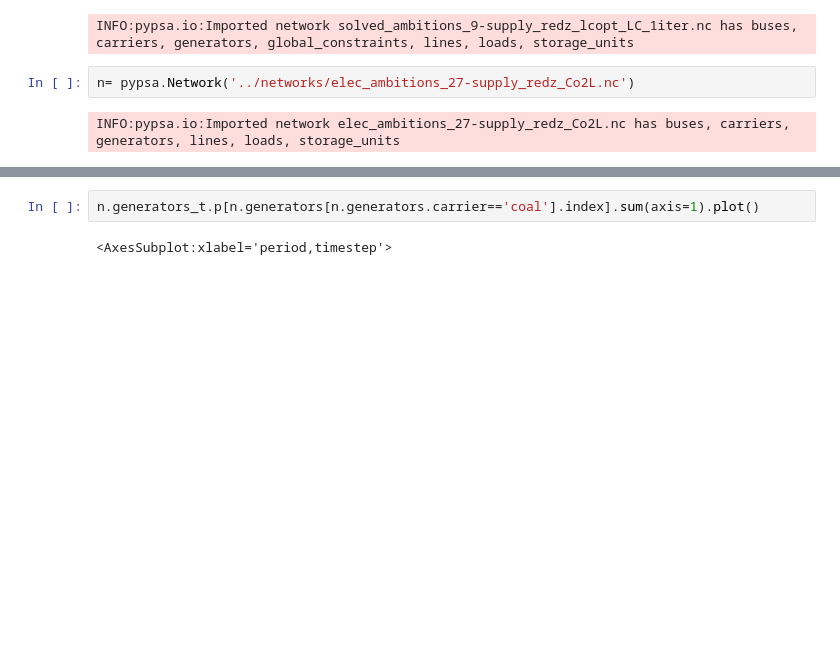
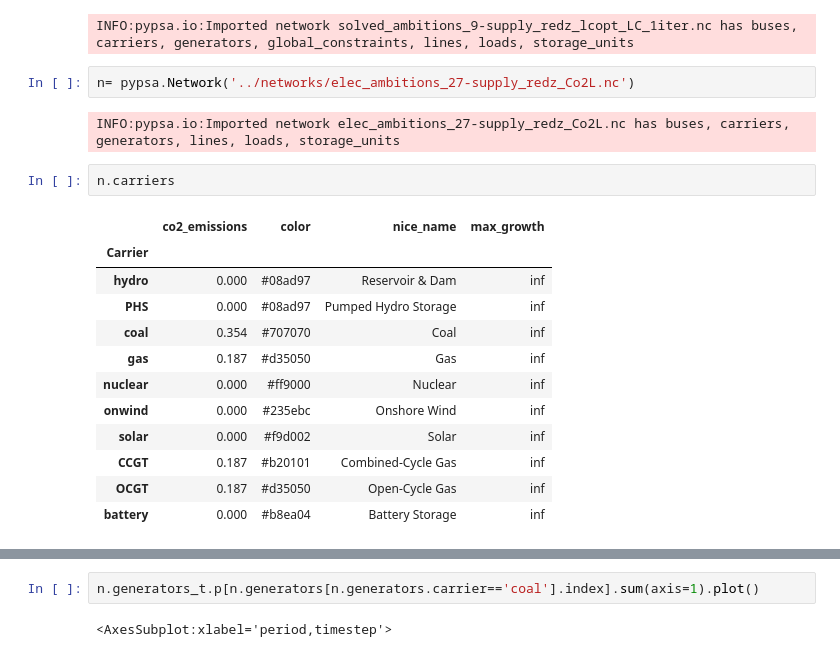
Before and after one commit to PyPSA/pypsa-za, a Jupyter notebook: notebooks/network_playground.ipynb, the cells around one changed output, grey strips where cells are left out. Cells and saved outputs as stored; diff of their text form; blank space fills up the shorter version.

```diff
--- a/notebooks/network_playground.ipynb
+++ b/notebooks/network_playground.ipynb
@@ -30,6 +30,21 @@ INFO:pypsa.io:Imported network solved_ambitions_9-supply_redz_lcopt_LC_1iter.nc
 n= pypsa.Network('../networks/elec_ambitions_27-supply_redz_Co2L.nc')
 # %% [output]
 INFO:pypsa.io:Imported network elec_ambitions_27-supply_redz_Co2L.nc has buses, carriers, generators, lines, loads, storage_units
+# %%
+n.carriers
+# %% [output]
+|  | co2_emissions | color | nice_name | max_growth |
+| Carrier |  |  |  |  |
+| hydro | 0.000 | #08ad97 | Reservoir & Dam | inf |
+| PHS | 0.000 | #08ad97 | Pumped Hydro Storage | inf |
+| coal | 0.354 | #707070 | Coal | inf |
+| gas | 0.187 | #d35050 | Gas | inf |
+| nuclear | 0.000 | #ff9000 | Nuclear | inf |
+| onwind | 0.000 | #235ebc | Onshore Wind | inf |
+| solar | 0.000 | #f9d002 | Solar | inf |
+| CCGT | 0.187 | #b20101 | Combined-Cycle Gas | inf |
+| OCGT | 0.187 | #d35050 | Open-Cycle Gas | inf |
+| battery | 0.000 | #b8ea04 | Battery Storage | inf |
 # %%
 n.generators[n.generators.bus=='KAROO']
 # %% [output]
```
Also changed, not shown: parts of 1 cell of this notebook, 3 other files.
